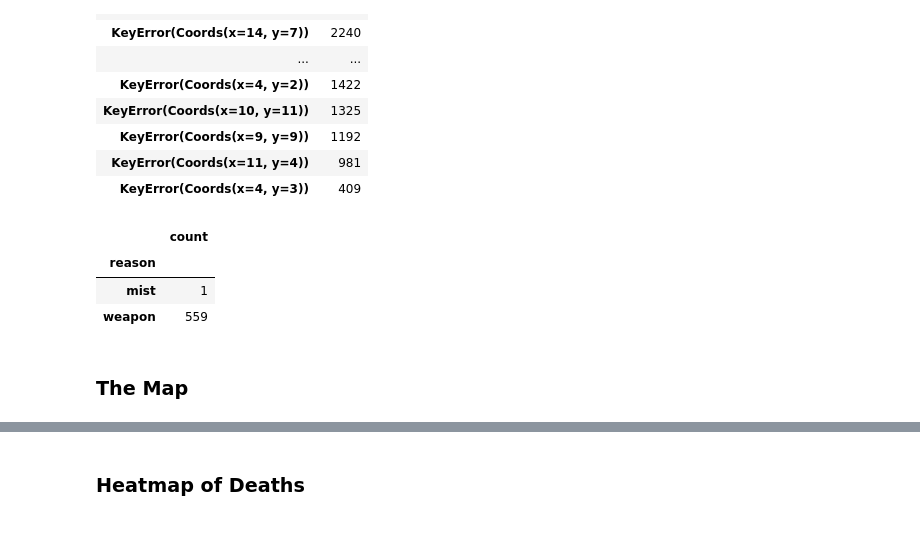
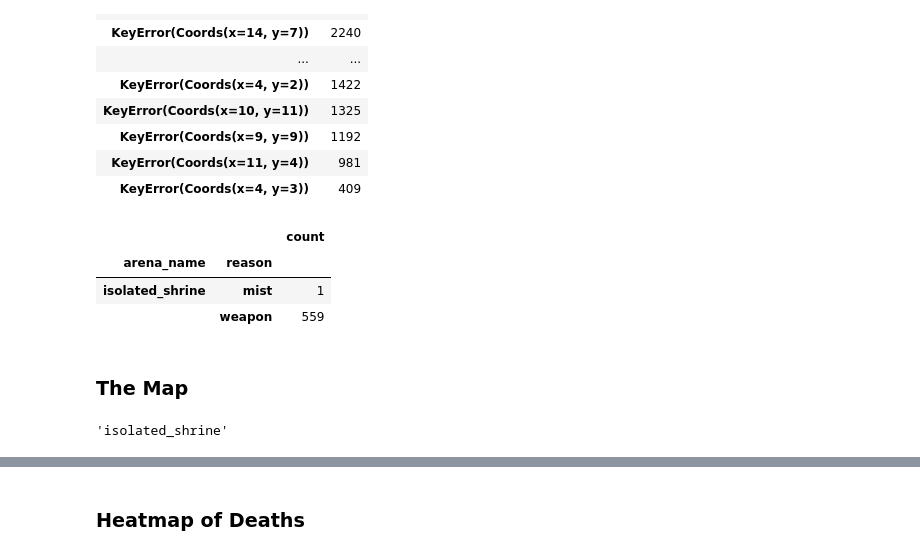
Before and after one commit to filip-komarzyniec/GUPB, a Jupyter notebook: log-parse/log_analyzer.ipynb, the cells around one changed output, grey strips where cells are left out. Drawn from its saved outputs; the diff is of its cells as text; code cells hidden in the pictures.

Commit message:
finish visualisation part (add 'killmap' drawing, add bot death reason), fix a typo in README

```diff
--- a/log-parse/log_analyzer.ipynb
+++ b/log-parse/log_analyzer.ipynb
@@ -16,7 +16,7 @@ def parse_champions(logs_file_iter):
     line_json = json.loads(current_line)
     while line_json.get('type', None) == 'ChampionSpawnedReport':
         name = line_json['value']['controller_name']
-        coords = line_json['value']['coords']
+        coords = tuple(line_json['value']['coords'])
         champion_data = {
             'name': name,
             'start_coords': coords,
@@ -59,7 +59,7 @@ def parse_game_course(current_line, logs_file_iter, game_report):
             action = line_json['value']['action_name']
             bot_data['actions'].append(action)
         elif event_type == 'ChampionEnteredTileReport':
-            new_coords = line_json['value']['tile_coords']
+            new_coords = tuple(line_json['value']['tile_coords'])
             bot_data['last_coords'] = new_coords
         elif event_type == 'ChampionDeathReport':
             bot_data['episode_died'] = episode_number
@@ -91,7 +91,7 @@ def parse_games_json_logs(logs_path):
             game_report = {
                 'game_number': int(game_json['value']['game_number']),
                 'mist_episode': -1,
-                'menhir_pos': menhir_json['value']['position'],
+                'menhir_pos': tuple(menhir_json['value']['position']),
                 'arena_name': arena_json['value']['arena_name'],
                 'bots': champions,
                 'episodes_number': 0
@@ -147,5 +147,6 @@ def split_lost_games_based_on_reason(games, bot_name):
                 {'exception_text': step['error_text'], 'game_number': game['game_number']} for step in bot['failed_steps']
             ])
         else:
-            lost_games.append({'reason': bot['last_attack_type'], 'coords': bot['last_coords']})
+            lost_games.append({'reason': bot['last_attack_type'], 'coords': bot['last_coords'],
+                               'arena_name': game['arena_name']})
     return lost_games, fault_games
@@ -336,11 +371,17 @@ fault_df.groupby(['exception_text'])\
 | KeyError(Coords(x=4, y=3)) | 409 |
 # %%
 lost_games_df = pd.DataFrame(lost_games)
-lost_games_df.groupby(['reason']).agg(count=('coords', 'count'))
+lost_games_df.groupby(['arena_name', 'reason']).agg(count=('coords', 'count'))
 # %% [output]
-|  | count |
-| reason |  |
-| mist | 1 |
-| weapon | 559 |
+|  |  | count |
+| arena_name | reason |  |
+| isolated_shrine | mist | 1 |
+|  | weapon | 559 |
 # %% [markdown]
 ### The Map
+# %%
+map_grouped = lost_games_df.groupby(['arena_name'])
+map_to_analyse, map_data = next(iter(map_grouped))
+map_to_analyse
+# %% [output]
+'isolated_shrine'
```
Also changed, not shown: parts of 9 cells of this notebook, 1 other file.
